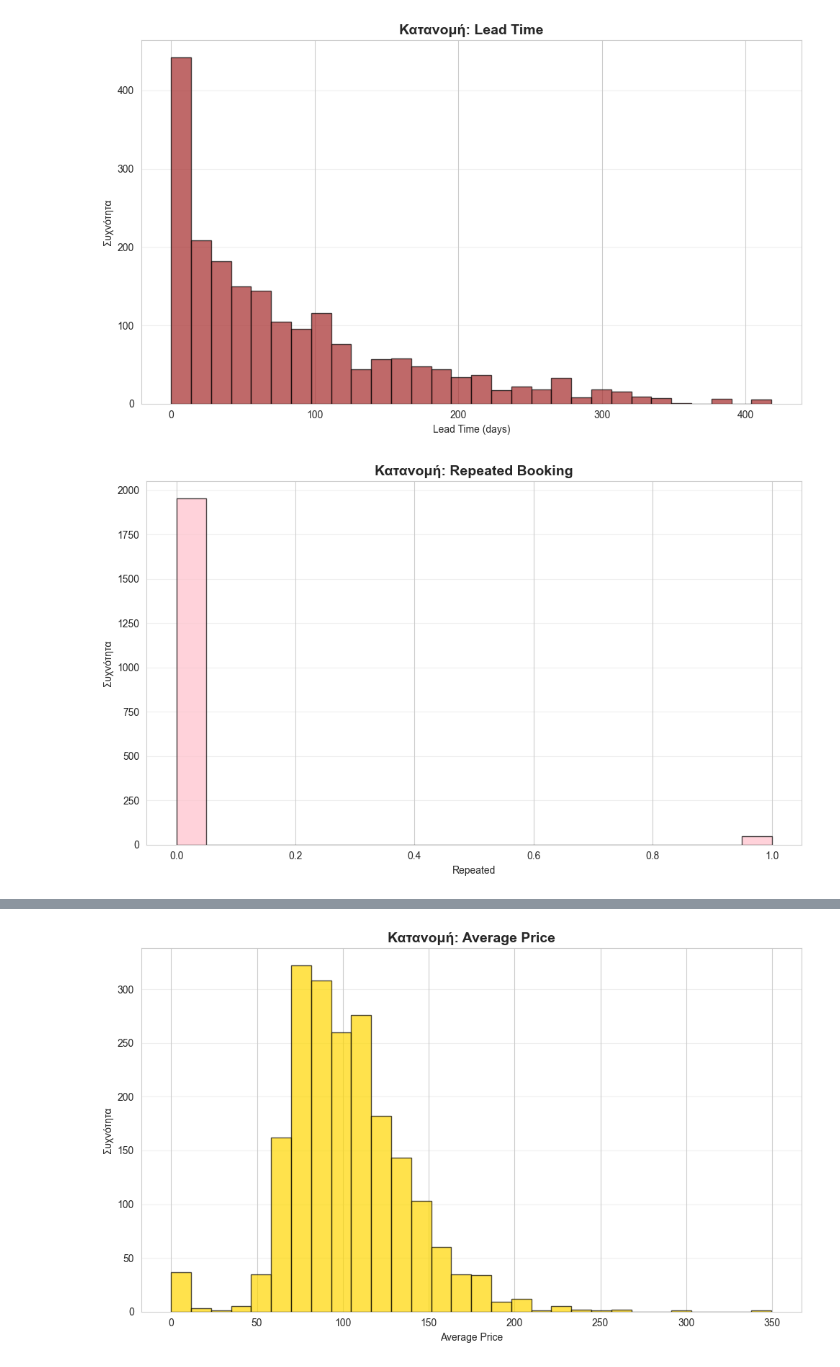
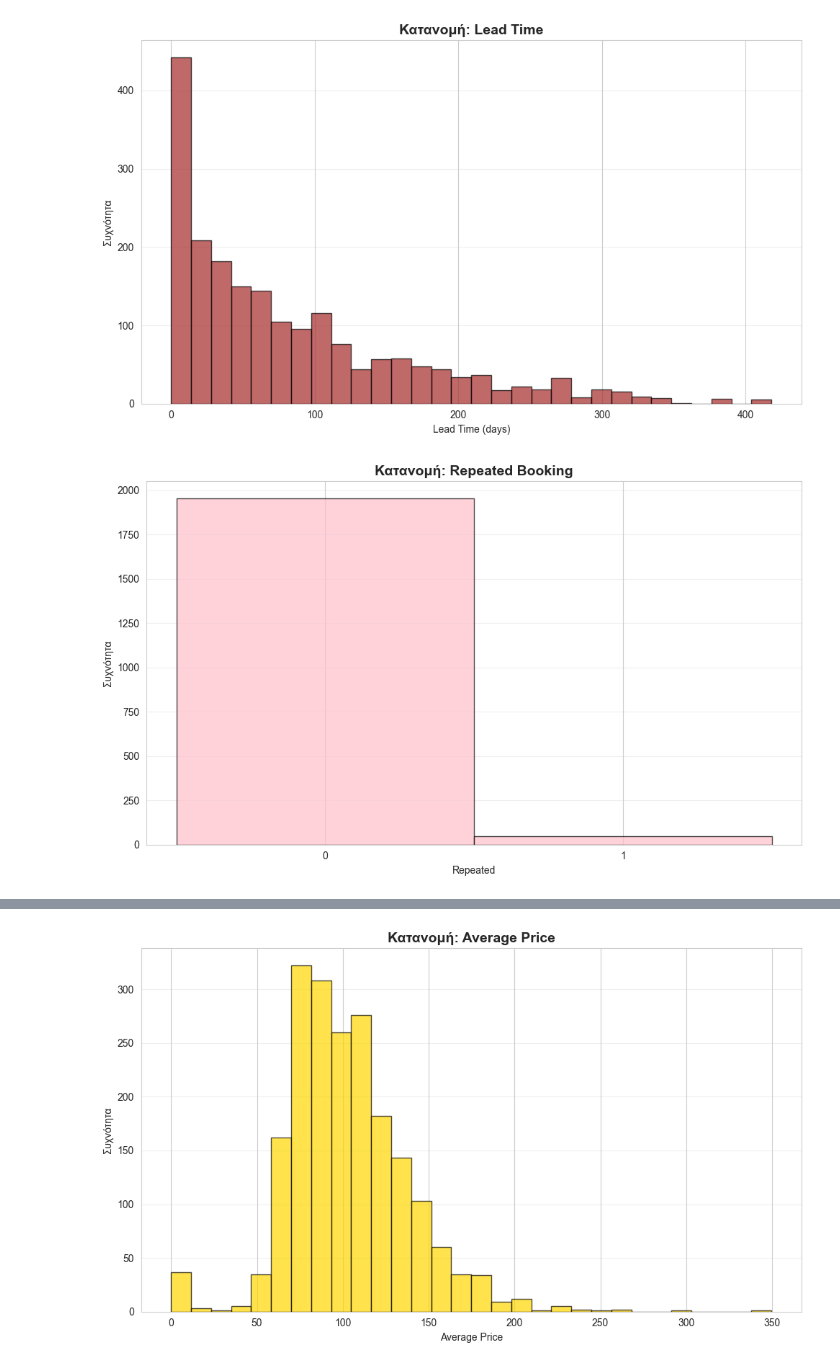
Before and after one commit to dgodolias/HotelCancellationsClustering, a Jupyter notebook: preprocessing.ipynb, the cells around one changed output, grey strips where cells are left out. Cells and saved outputs as stored; diff of their text form; code cells hidden in the pictures.

```diff
--- a/preprocessing.ipynb
+++ b/preprocessing.ipynb
@@ -334,15 +351,19 @@ plt.show()
 # %%
 # Ιστόγραμμα για repeated
 plt.figure(figsize=(10, 6))
-plt.hist(df_processed['repeated'], bins=20, edgecolor='black', alpha=0.7, color='pink')
+unique_vals = sorted(df_processed['repeated'].unique())
+bins = [x - 0.5 for x in range(int(df_processed['repeated'].max()) + 2)]
+plt.hist(df_processed['repeated'], bins=bins, edgecolor='black', alpha=0.7, color='pink', align='mid')
 plt.title('Κατανομή: Repeated Booking', fontsize=14, fontweight='bold')
 plt.xlabel('Repeated')
 plt.ylabel('Συχνότητα')
+plt.xticks(unique_vals)
+
 plt.grid(axis='y', alpha=0.3)
 plt.tight_layout()
 plt.show()
 # %% [output]
-[figure, old version]
+[figure, new version]
 # %%
 # Ιστόγραμμα για P.C
 plt.figure(figsize=(10, 6))
```
Also changed, not shown: parts of 16 cells of this notebook.
